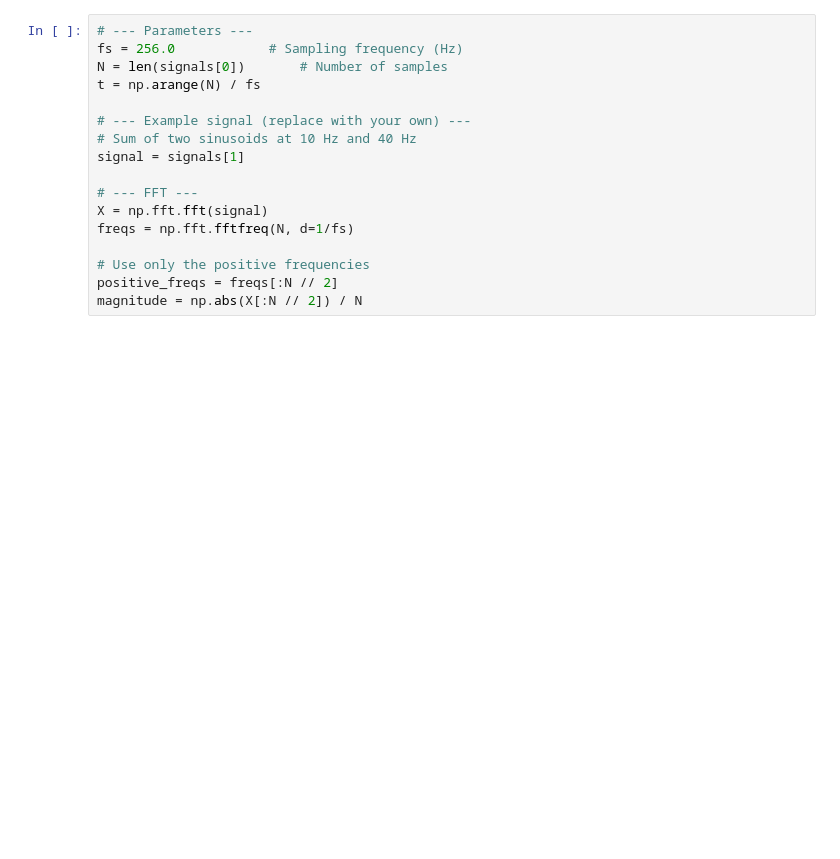
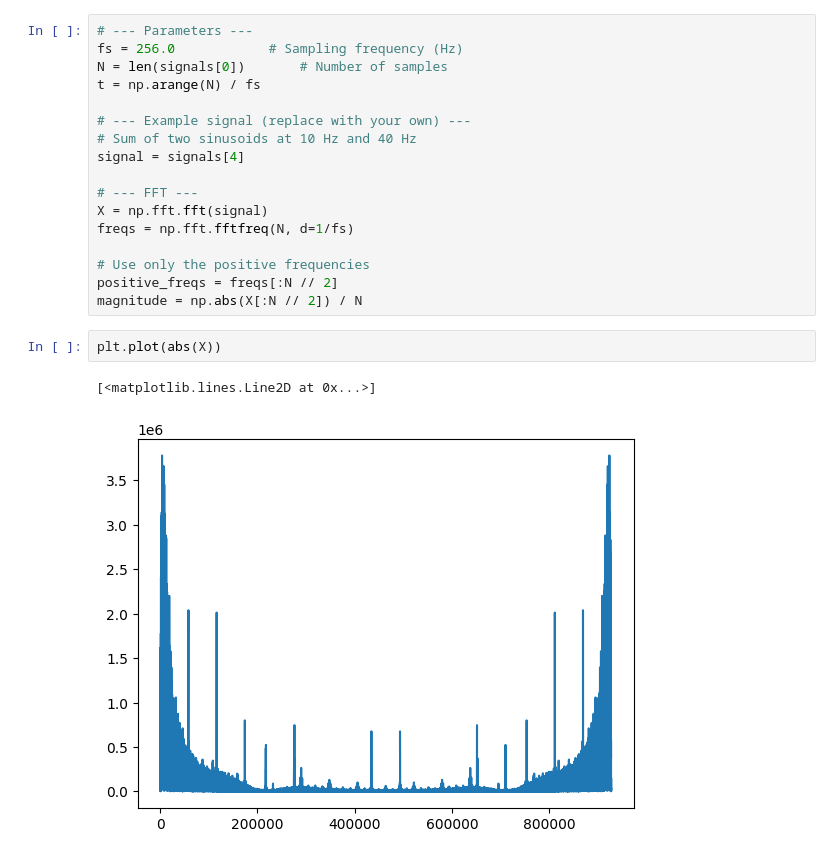
Before and after one commit to AhmedYKadah/FilterDesigner.py, a Jupyter notebook: Example/Example.ipynb, the cells around one changed output. Cells and saved outputs as stored; diff of their text form; blank space fills up the shorter version.

```diff
--- a/Example/Example.ipynb
+++ b/Example/Example.ipynb
@@ -44,7 +49,7 @@ t = np.arange(N) / fs
 
 # --- Example signal (replace with your own) ---
 # Sum of two sinusoids at 10 Hz and 40 Hz
-signal = signals[1]
+signal = signals[4]
 
 # --- FFT ---
 X = np.fft.fft(signal)
@@ -53,6 +58,11 @@ freqs = np.fft.fftfreq(N, d=1/fs)
 # Use only the positive frequencies
 positive_freqs = freqs[:N // 2]
 magnitude = np.abs(X[:N // 2]) / N
+# %%
+plt.plot(abs(X))
+# %% [output]
+[<matplotlib.lines.Line2D at 0x...>]
+[figure, added]
 # %%
 # --- Plot ---
 plt.figure()
```
Also changed, not shown: parts of 45 cells of this notebook.
